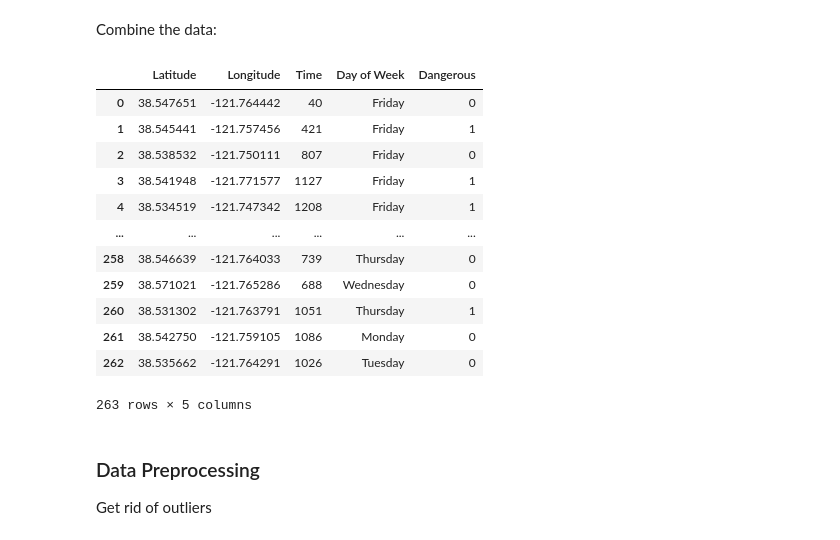
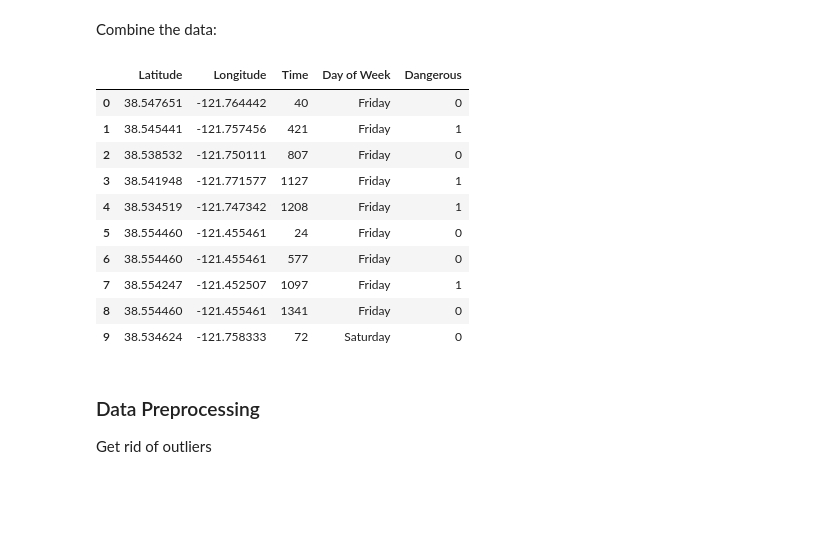
Before and after one commit to PatrickELee/Via, a Jupyter notebook: python/notebook.ipynb, the cells around one changed output. Drawn from its saved outputs; the diff is of its cells as text; code cells hidden in the pictures; blank space fills up the shorter version.

```diff
--- a/python/notebook.ipynb
+++ b/python/notebook.ipynb
@@ -68,22 +68,20 @@ Combine the data:
 # %%
 frames = [df_march, df_april, df_may]
 
 df_raw = pd.concat(frames, ignore_index=True)
-df_raw
+df_raw.head(10)
 # %% [output]
 |  | Latitude | Longitude | Time | Day of Week | Dangerous |
 | 0 | 38.547651 | -121.764442 | 40 | Friday | 0 |
 | 1 | 38.545441 | -121.757456 | 421 | Friday | 1 |
 | 2 | 38.538532 | -121.750111 | 807 | Friday | 0 |
 | 3 | 38.541948 | -121.771577 | 1127 | Friday | 1 |
 | 4 | 38.534519 | -121.747342 | 1208 | Friday | 1 |
-| ... | ... | ... | ... | ... | ... |
-| 258 | 38.546639 | -121.764033 | 739 | Thursday | 0 |
-| 259 | 38.571021 | -121.765286 | 688 | Wednesday | 0 |
-| 260 | 38.531302 | -121.763791 | 1051 | Thursday | 1 |
-| 261 | 38.542750 | -121.759105 | 1086 | Monday | 0 |
-| 262 | 38.535662 | -121.764291 | 1026 | Tuesday | 0 |
+| 5 | 38.554460 | -121.455461 | 24 | Friday | 0 |
+| 6 | 38.554460 | -121.455461 | 577 | Friday | 0 |
+| 7 | 38.554247 | -121.452507 | 1097 | Friday | 1 |
+| 8 | 38.554460 | -121.455461 | 1341 | Friday | 0 |
+| 9 | 38.534624 | -121.758333 | 72 | Saturday | 0 |
-263 rows × 5 columns
 # %% [markdown]
 ### Data Preprocessing
 
```
Also changed, not shown: parts of 23 cells of this notebook.
